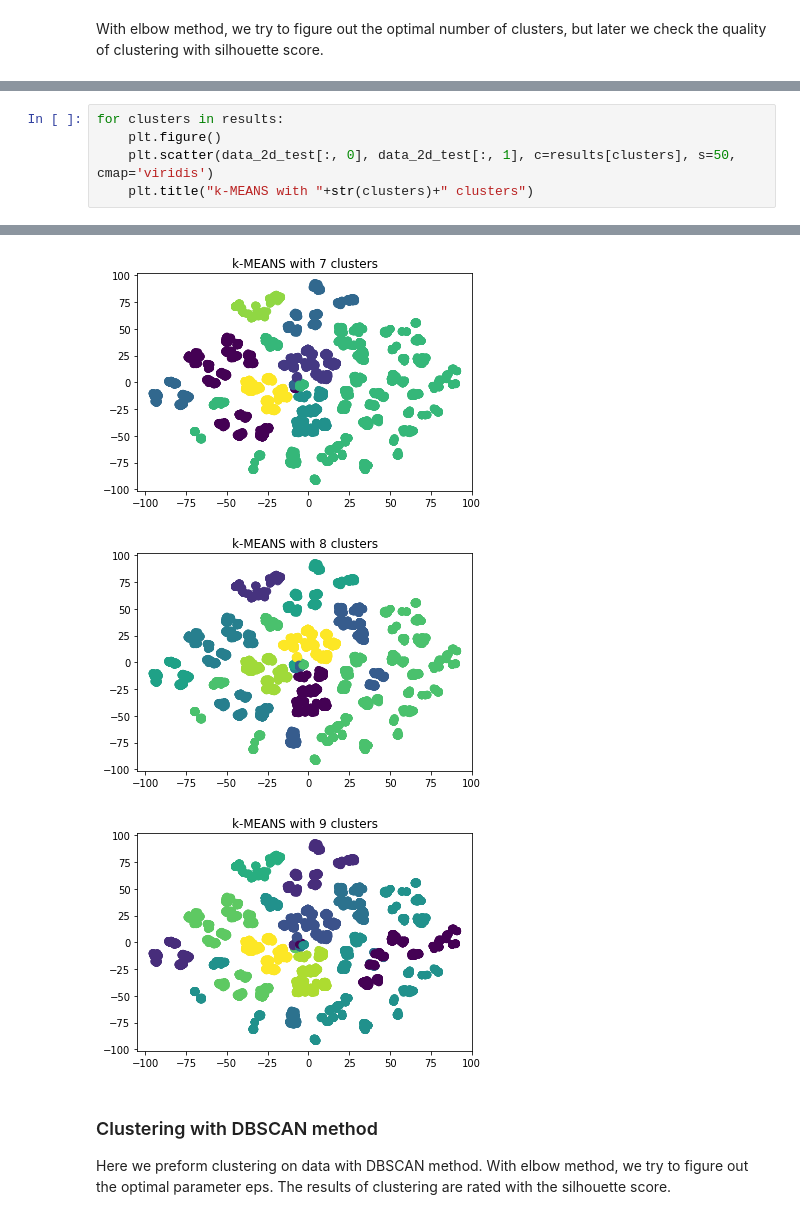
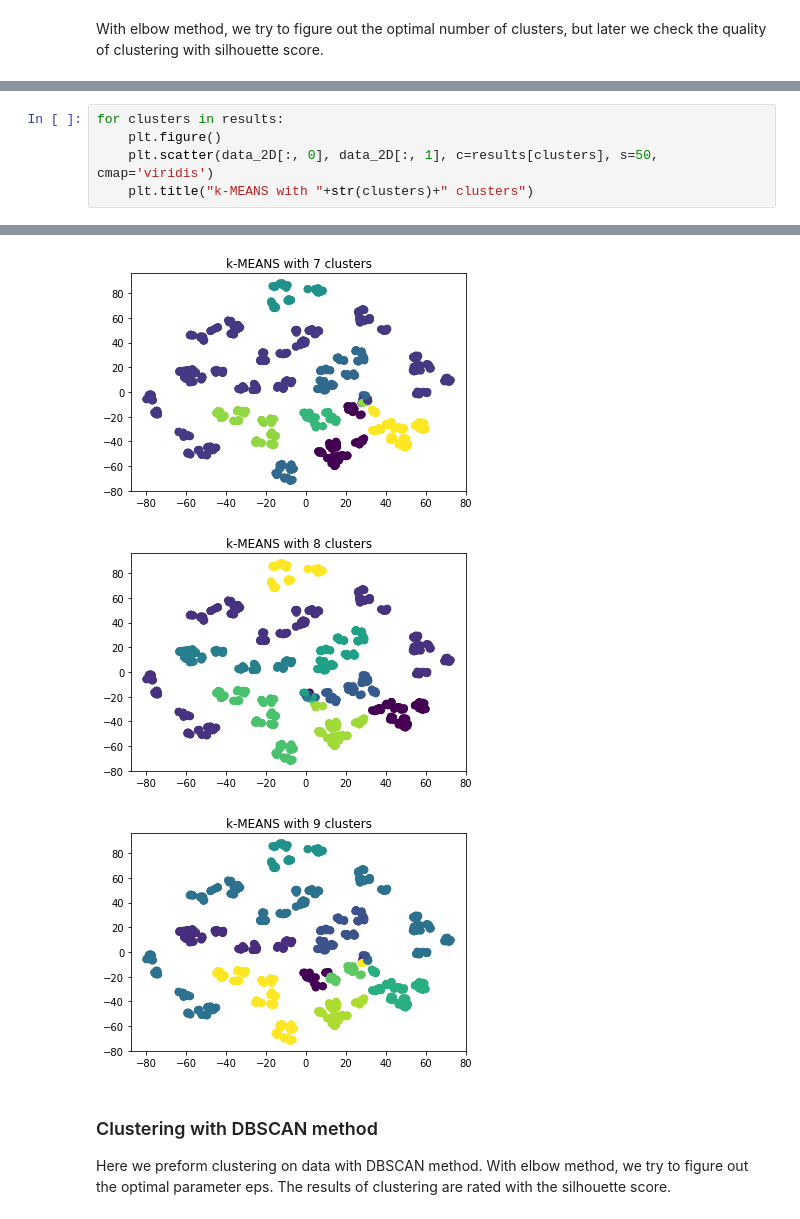
Before and after one commit to NejcDebevec/orange-survey-clustering, a Jupyter notebook: notebooks/Seminarska_porocilo.ipynb, the cells around one changed output, grey strips where cells are left out. Cells and saved outputs as stored; diff of their text form.

```diff
--- a/notebooks/Seminarska_porocilo.ipynb
+++ b/notebooks/Seminarska_porocilo.ipynb
@@ -203,6 +208,6 @@ data_2d_test = TSNE(n_components=2, perplexity=10).fit_transform(test)
 # %%
 for clusters in results:
     plt.figure()
-    plt.scatter(data_2d_test[:, 0], data_2d_test[:, 1], c=results[clusters], s=50, cmap='viridis')
+    plt.scatter(data_2D[:, 0], data_2D[:, 1], c=results[clusters], s=50, cmap='viridis')
     plt.title("k-MEANS with "+str(clusters)+" clusters")
 # %% [output]
@@ -214,6 +219,6 @@ for clusters in results:
-[figure, old version]
+[figure, new version]
-[figure, old version]
+[figure, new version]
-[figure, old version]
+[figure, new version]
 # %% [markdown]
 ### Clustering with DBSCAN method
 
```
Also changed, not shown: parts of 22 cells of this notebook.
